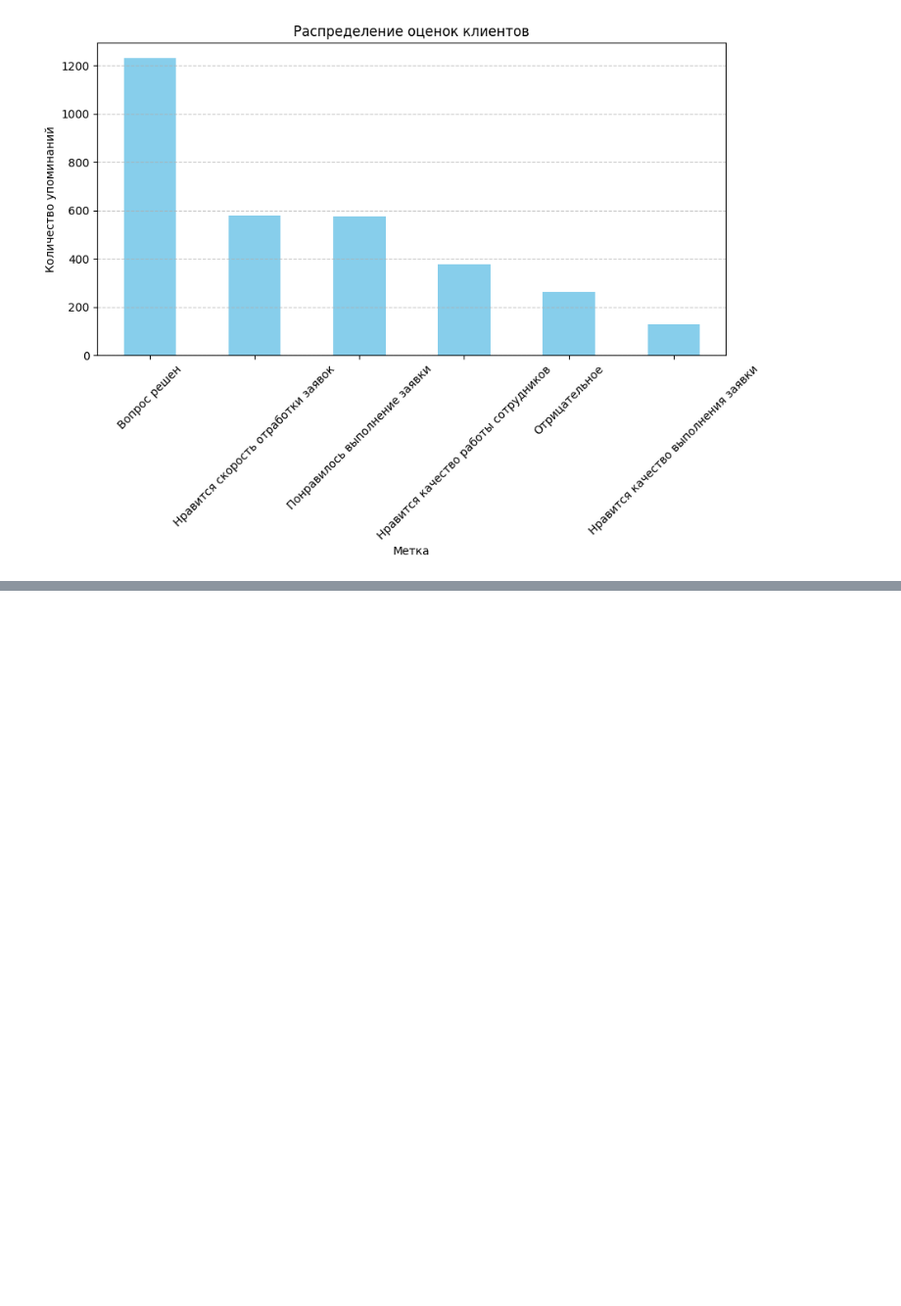
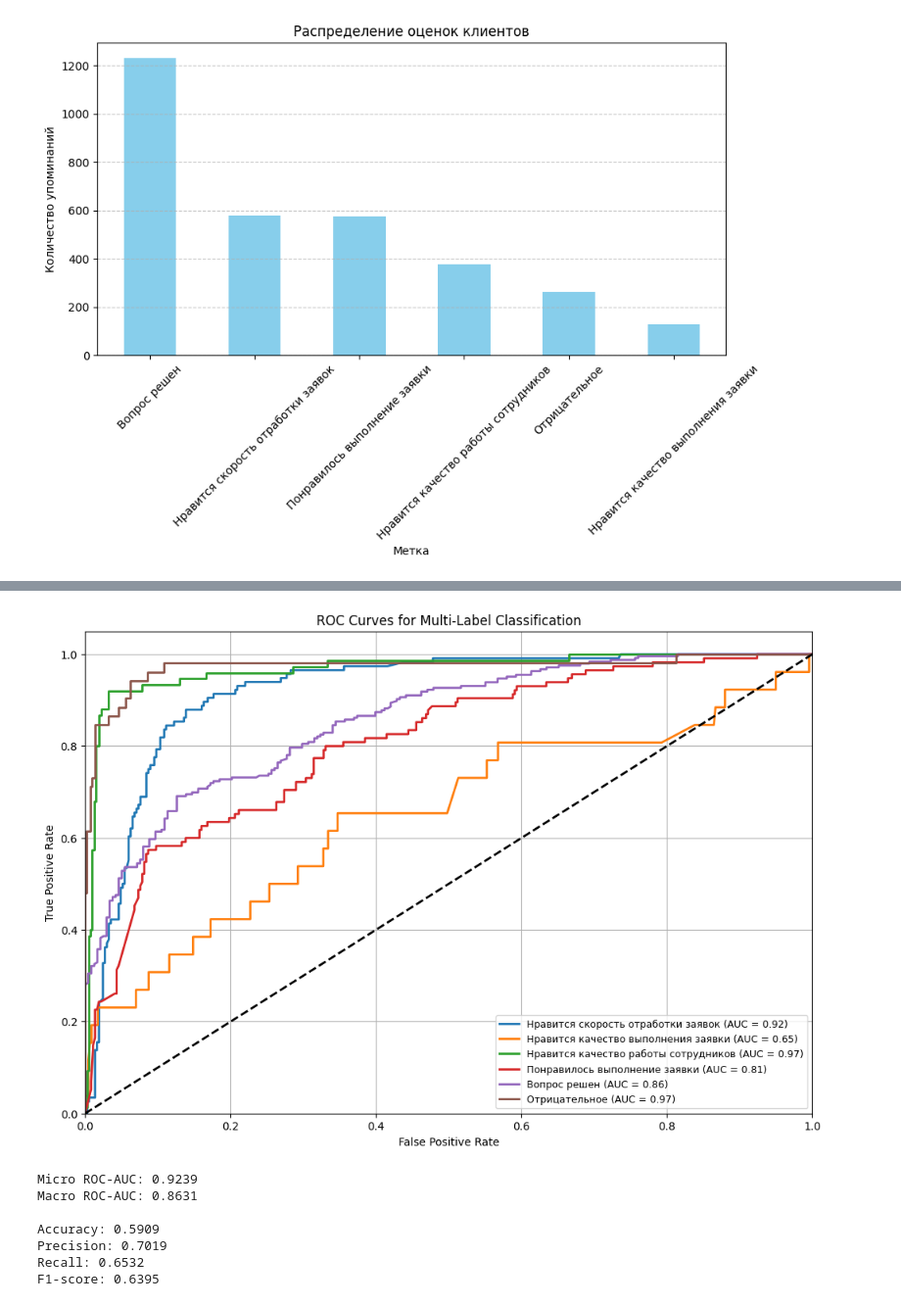
Before and after one commit to fat1re/Intensive4, a Jupyter notebook: main.ipynb, the cells around one changed output, grey strips where cells are left out. Shown: that part at 98% size. Drawn from its saved outputs; the diff is of its cells as text; code cells hidden in the pictures; blank space fills up the shorter version.

```diff
--- a/main.ipynb
+++ b/main.ipynb
@@ -603,0 +479,63 @@ ModuleNotFoundError: No module named 'torch'
+# %%
+import matplotlib.pyplot as plt
+import numpy as np
+from sklearn.metrics import roc_curve, auc, accuracy_score, precision_score, recall_score, f1_score
+
+# === ROC-кривые для каждого класса ===
+plt.figure(figsize=(12, 8))
+
+# Словари для хранения метрик
+fpr = dict()
+tpr = dict()
+roc_auc = dict()
+
+# Рассчитываем ROC для каждого класса
+for i, category in enumerate(target_columns):
+    fpr[i], tpr[i], _ = roc_curve(y_true[:, i], y_pred[:, i])
+    roc_auc[i] = auc(fpr[i], tpr[i])
+    plt.plot(fpr[i], tpr[i], lw=2,
+             label=f'{category} (AUC = {roc_auc[i]:.2f})')
+
+# Добавляем случайный классификатор
+plt.plot([0, 1], [0, 1], 'k--', lw=2)
+plt.xlim([0.0, 1.0])
+plt.ylim([0.0, 1.05])
+plt.xlabel('False Positive Rate')
+plt.ylabel('True Positive Rate')
+plt.title('ROC Curves for Multi-Label Classification')
+plt.legend(loc="lower right", fontsize=9)
+plt.grid(True)
+plt.show()
+
+# === Расчет и вывод метрик ===
+# Средний ROC-AUC
+macro_roc_auc = roc_auc_score(y_true, y_pred, average='macro')
+micro_roc_auc = roc_auc_score(y_true, y_pred, average='micro')
+print(f'\nMicro ROC-AUC: {micro_roc_auc:.4f}')
+print(f'Macro ROC-AUC: {macro_roc_auc:.4f}')
+
+# Бинарные предсказания с гарантией хотя бы одной метки
+y_pred_binary = (y_pred > 0.5).astype(int)
+for i in range(y_pred_binary.shape[0]):
+    if y_pred_binary[i].sum() == 0:
+        y_pred_binary[i, y_pred[i].argmax()] = 1
+
+# Основные метрики
+accuracy = accuracy_score(y_true, y_pred_binary)
+precision = precision_score(y_true, y_pred_binary, average='macro', zero_division=0)
+recall = recall_score(y_true, y_pred_binary, average='macro', zero_division=0)
+f1 = f1_score(y_true, y_pred_binary, average='macro', zero_division=0)
+
+print(f'\nAccuracy: {accuracy:.4f}')
+print(f'Precision: {precision:.4f}')
+print(f'Recall: {recall:.4f}')
+print(f'F1-score: {f1:.4f}')
+# %% [output]
+[figure, added]
+Micro ROC-AUC: 0.9239
+Macro ROC-AUC: 0.8631
+
+Accuracy: 0.5909
+Precision: 0.7019
+Recall: 0.6532
+F1-score: 0.6395
```
Also changed, not shown: parts of 16 cells of this notebook, 1 other file.
